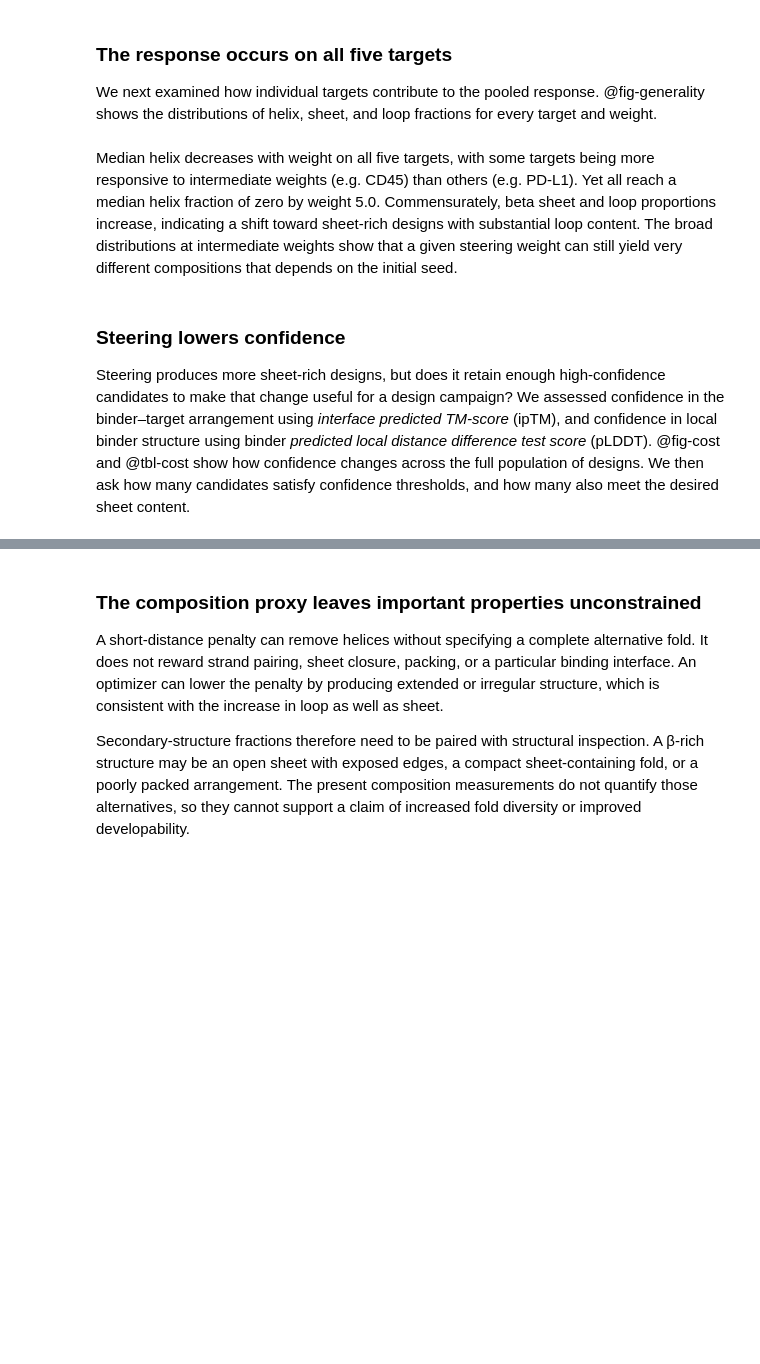
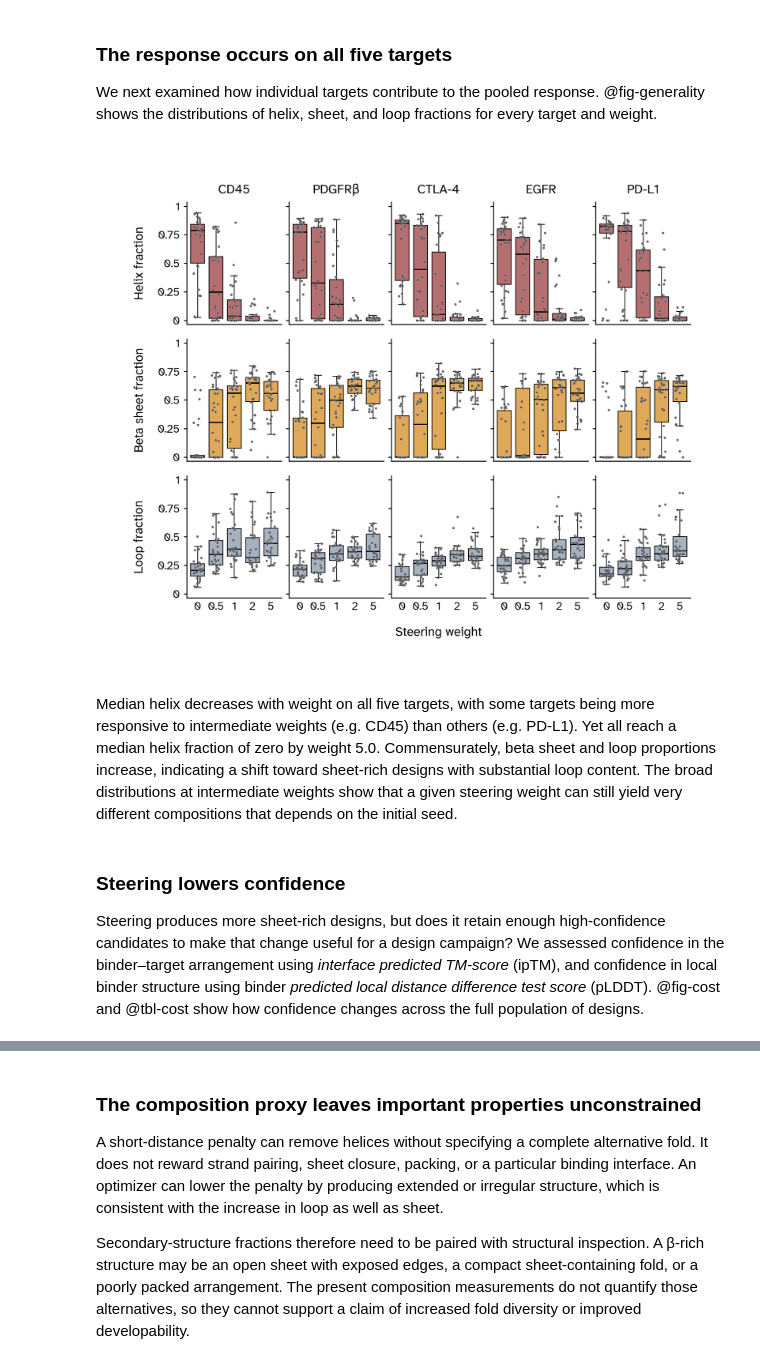
Before and after one commit to Arcadia-Science/esmfold2-secondary-structure-steering, a Jupyter notebook: index.ipynb, the cells around one changed output, grey strips where cells are left out. Saved outputs shown, nothing was run; the diff lists cells and outputs as text; code cells hidden in the pictures; blank space fills up the shorter version.

```diff
--- a/index.ipynb
+++ b/index.ipynb
@@ -248,20 +281,27 @@ We next examined how individual targets contribute to the pooled response. @fig-
 # %%
 # | label: fig-generality
 # | fig-cap: "Final secondary-structure fractions across all five targets and steering weights (30 designs per target and weight), assigned by PyDSSP from the primary critic’s predicted binder structures. Rows show helix, sheet, and loop fractions; columns show targets, with shared axes. Points show individual designs with horizontal jitter; boxes span the interquartile range, central lines mark medians, and whiskers extend to the most extreme observations within 1.5 times the interquartile range. Zero denotes unsteered design. Conditions are equally spaced; spacing does not represent the numerical difference between weights."
 # | out-width: "100%"
 # | code-fold: true
-# | code-summary: "Plot code"
+# | code-summary: "Compare compositions by target, ordered by median helicity at weight 0.5"
 
-from matplotlib import pyplot as plt
-
-figures.scan_boxplots(steered, TARGET_ORDER, ARMS)
+TARGET_ORDER = (
+    steered[steered["arm"] == "helix_mean_w05"]
+    .groupby("target")["helix (fraction 0-1)"]
+    .median()
+    .sort_values()
+    .index.tolist()
+)
+figures.scan_boxplots(steered, TARGET_ORDER, ARMS, ("helix", "sheet", "loop"))
 plt.show()
+# %% [output]
+[figure, added]
 # %% [markdown]
 Median helix decreases with weight on all five targets, with some targets being more responsive to intermediate weights (e.g. CD45) than others (e.g. PD-L1). Yet all reach a median helix fraction of zero by weight 5.0. Commensurately, beta sheet and loop proportions increase, indicating a shift toward sheet-rich designs with substantial loop content. The broad distributions at intermediate weights show that a given steering weight can still yield very different compositions that depends on the initial seed.
 # %% [markdown]
 ### Steering lowers confidence
 
-Steering produces more sheet-rich designs, but does it retain enough high-confidence candidates to make that change useful for a design campaign? We assessed confidence in the binder–target arrangement using *interface predicted TM-score* (ipTM), and confidence in local binder structure using binder *predicted local distance difference test score* (pLDDT). @fig-cost and @tbl-cost show how confidence changes across the full population of designs. We then ask how many candidates satisfy confidence thresholds, and how many also meet the desired sheet content.
+Steering produces more sheet-rich designs, but does it retain enough high-confidence candidates to make that change useful for a design campaign? We assessed confidence in the binder–target arrangement using *interface predicted TM-score* (ipTM), and confidence in local binder structure using binder *predicted local distance difference test score* (pLDDT). @fig-cost and @tbl-cost show how confidence changes across the full population of designs.
 # %%
 # | label: fig-cost
 # | fig-cap: "Primary-critic ipTM (top) and binder pLDDT (bottom) across steering weights, with 30 designs per target and weight. Columns use the same target order as @fig-generality. Points show individual designs with horizontal jitter; boxes span the interquartile range, central lines mark medians, and whiskers extend to the most extreme observations within 1.5 times the interquartile range. Box colors identify targets. Y-axis limits are shared within each row and span the observed values; neither row starts at zero. Zero on the x-axis denotes unsteered design. Conditions are equally spaced; spacing does not represent the numerical difference between weights."
```
Also changed, not shown: parts of 49 cells of this notebook, 25 other files.
